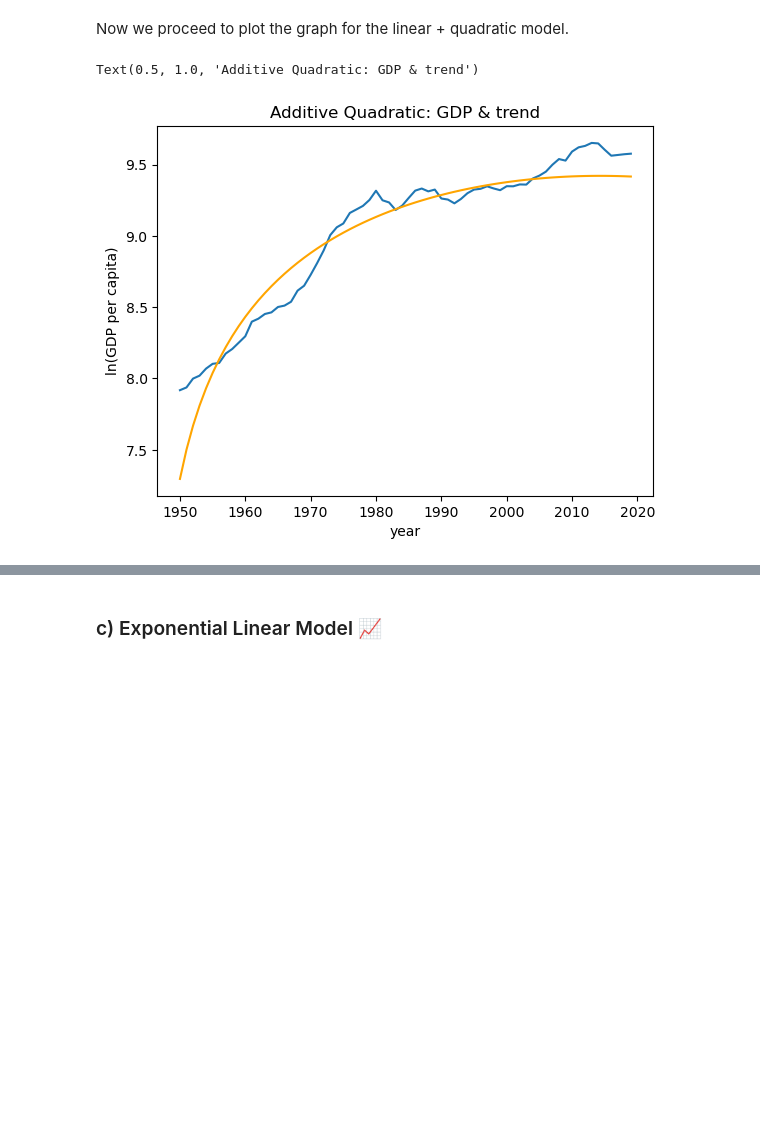
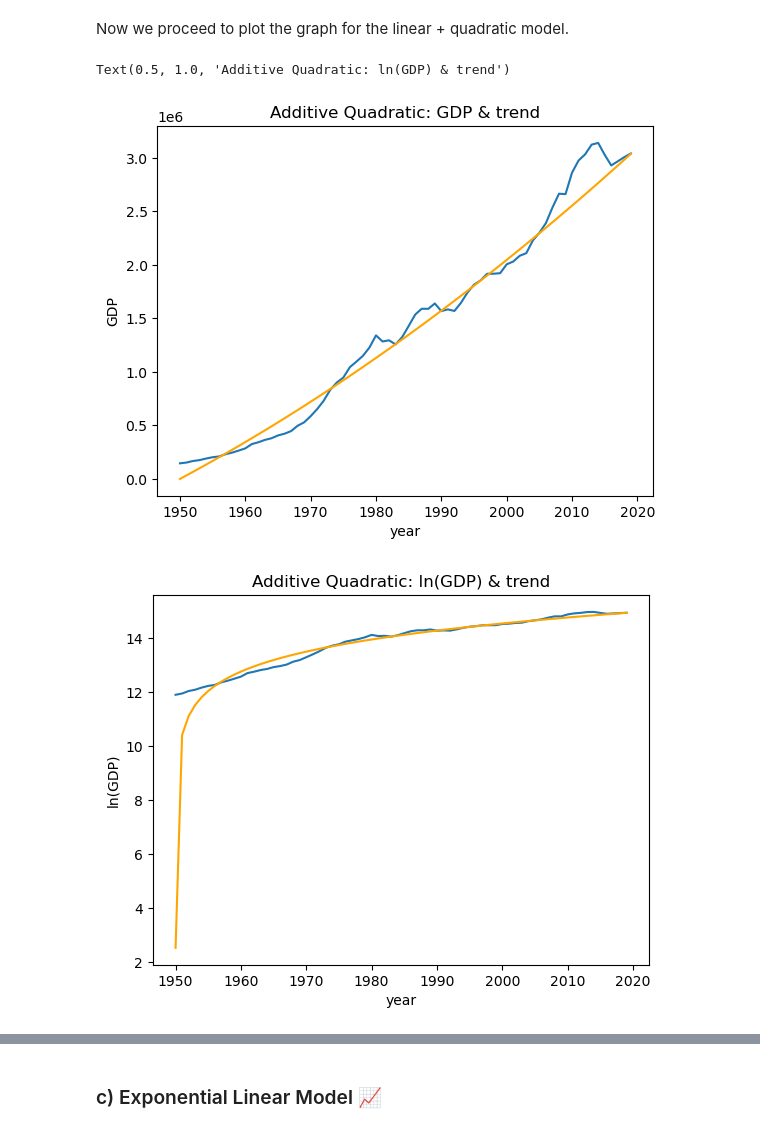
Before and after one commit to Jessie-Fung/ec2b1-brazil, a Jupyter notebook: code/code.ipynb, the cells around one changed output, grey strips where cells are left out. Cells and saved outputs as stored; diff of their text form; code cells hidden in the pictures; blank space fills up the shorter version.

```diff
--- a/code/code.ipynb
+++ b/code/code.ipynb
@@ -87,0 +118,25 @@ Text(0.5, 1.0, 'Additive Linear: GDP & trend')
+# %%
+a_add_linpc, b_add_linpc = get_regression_coefs(Ypc, x1, x2)
+
+# Initialise predicted values yhat
+Ypchat_add_linpc = np.empty(T_all)
+
+# Create loop to compute trend for all years
+for t in range(T_all):
+    Ypchat_add_linpc[t] = a_add_linpc + b_add_linpc * (t + 1) # recall that Python indexing starts at 0
+
+# Let us convert into log-units
+ypchat_add_linpc = np.log(Ypchat_add_linpc)
+
+plt.figure()
+#one could add options such as a particular size and use instead
+#plt.figure(figsize=(7, 5))
+plt.plot(data['year'],np.log(data['rgdpna_pc']))
+plt.plot(data['year'],ypchat_add_linpc, color = 'red')
+
+#labels
+plt.xlabel("year")
+plt.ylabel("ln(GDP per capita)")
+
+#title
+plt.title("Additive Linear: GDP per capita & trend")
@@ -117,20 +175,29 @@ yhat_add_quad = np.log(Yhat_add_quad)
 # %% [markdown]
 Now we proceed to plot the graph for the linear + quadratic model.
 # %%
-lw = 4
+plt.figure()
+plt.plot(data['year'],data['rgdpna'])
+plt.plot(data['year'],Yhat_add_quad, color = 'orange')
+
+#labels
+plt.xlabel("year")
+plt.ylabel("GDP")
+
+#title
+plt.title("Additive Quadratic: GDP & trend")
+
 
 plt.figure()
-#one could add options such as a particular size and use instead
-#plt.figure(figsize=(7, 5))
-plt.plot(data['year'],np.log(data['rgdpna_pc']))
+plt.plot(data['year'],np.log(data['rgdpna']))
 plt.plot(data['year'],yhat_add_quad, color = 'orange')
 
 #labels
 plt.xlabel("year")
-plt.ylabel("ln(GDP per capita)")
+plt.ylabel("ln(GDP)")
 
 #title
-plt.title("Additive Quadratic: GDP & trend")
+plt.title("Additive Quadratic: ln(GDP) & trend")
 # %% [output]
-Text(0.5, 1.0, 'Additive Quadratic: GDP & trend')
+Text(0.5, 1.0, 'Additive Quadratic: ln(GDP) & trend')
-[figure, old version]
+[figure, new version]
+[figure, added]
```
Also changed, not shown: parts of 16 cells of this notebook.
